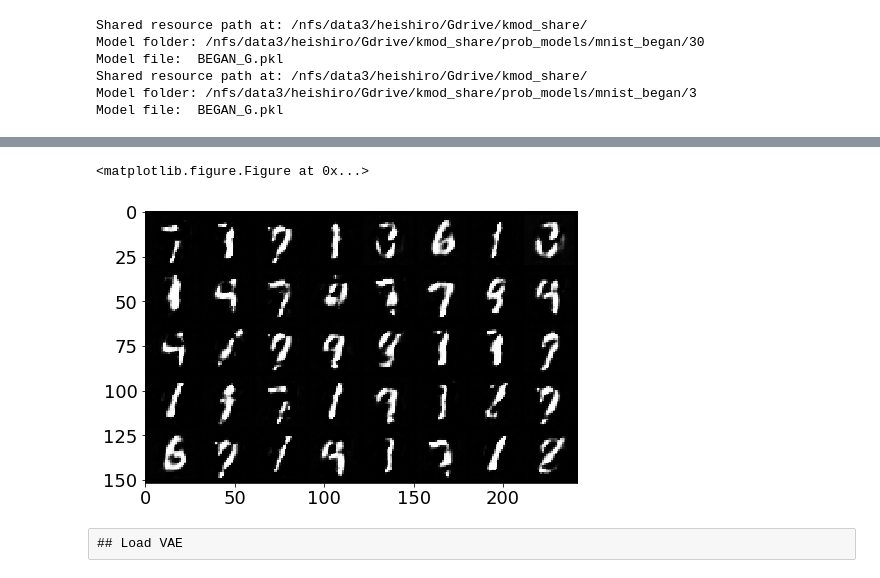
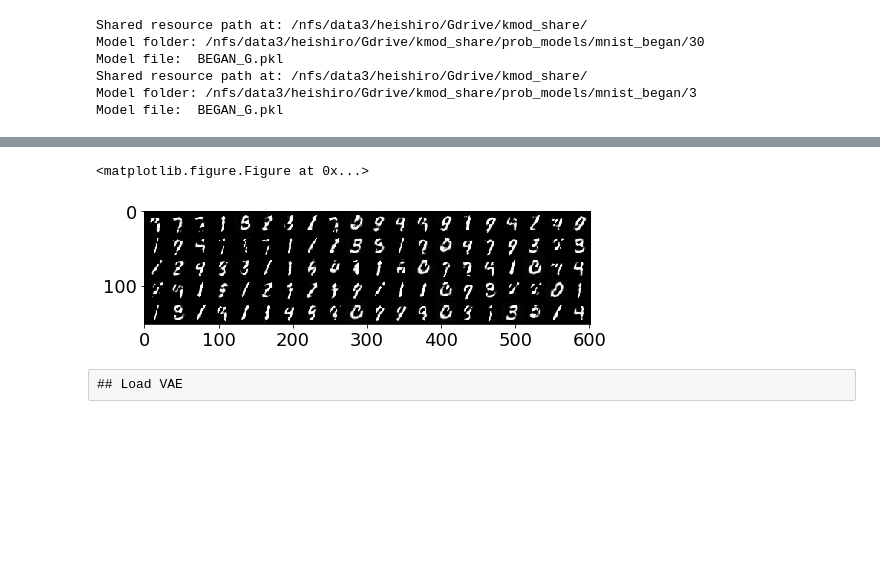
Before and after one commit to wittawatj/kernel-mod, a Jupyter notebook: ipynb/gan/mnist_barchart.ipynb, the cells around one changed output, grey strips where cells are left out. Drawn from its saved outputs; the diff is of its cells as text; code cells hidden in the pictures; blank space fills up the shorter version.

```diff
--- a/ipynb/gan/mnist_barchart.ipynb
+++ b/ipynb/gan/mnist_barchart.ipynb
@@ -185,13 +183,13 @@ plot.show_torch_imgs(gen_imgs_p[:n_show], nrow=8, figsize=(8, 5), normalize=True
 # %%
 n_gen = 10000
 gen_imgs_q = gen_q.sample(n_gen)
 
-n_show = 8*5
+n_show = 20*5
 plt.figure(figsize=(8, 5))
-plot.show_torch_imgs(gen_imgs_q[:n_show], nrow=8, figsize=(8, 5), normalize=True)
+plot.show_torch_imgs(gen_imgs_q[:n_show], nrow=20, figsize=(8, 5), normalize=True)
 # %% [output]
 <matplotlib.figure.Figure at 0x...>
-[figure, old version]
+[figure, new version]
 # %% [raw]
 ## Load VAE
 # %% [raw]
```
Also changed, not shown: parts of 13 cells of this notebook.
